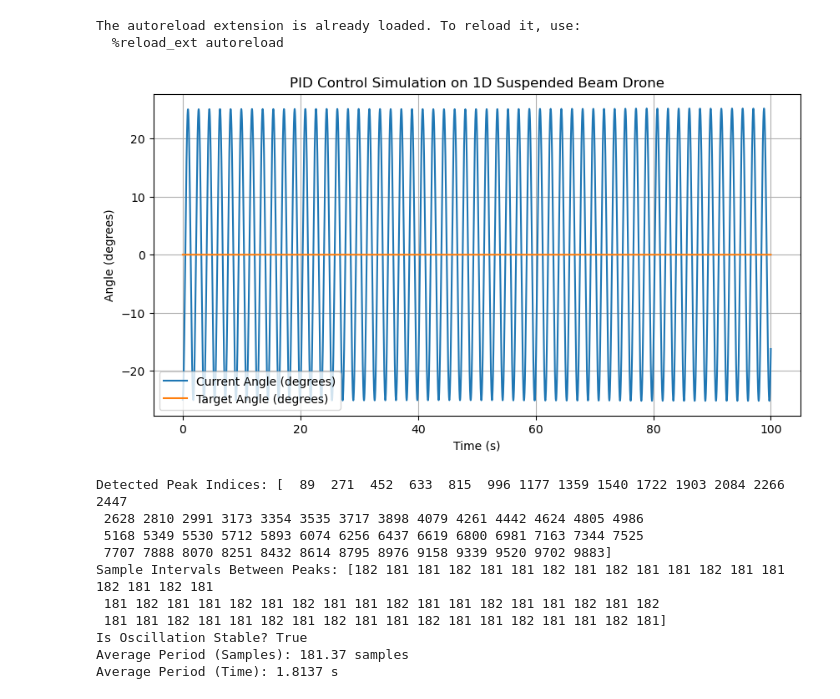
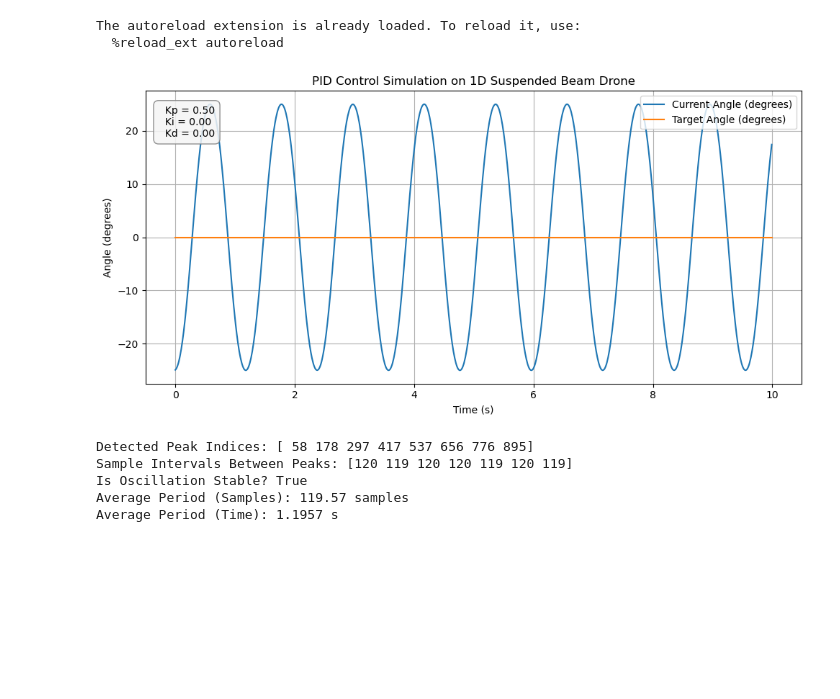
Before and after one commit to theridwanade/robotics-flight-lab, a Jupyter notebook: simulations/1d_suspended_beam_drone/notebooks/ziegler_nichols_pid_tunner.ipynb, the cells around one changed output. Saved outputs shown, nothing was run; the diff lists cells and outputs as text; code cells hidden in the pictures; blank space fills up the shorter version.

```diff
--- a/simulations/1d_suspended_beam_drone/notebooks/ziegler_nichols_pid_tunner.ipynb
+++ b/simulations/1d_suspended_beam_drone/notebooks/ziegler_nichols_pid_tunner.ipynb
@@ -27,11 +27,11 @@ target = 0.0
 current_angle = -25.0
 angular_velocity = 0.0
 
-time = 100.0
+time = 10.0
 dt = 0.01
 total_steps = int(time / dt)
 
-kp = 0.15
+kp = 0.5
 ki = 0.0
 kd = 0.0
 
@@ -71,20 +71,42 @@ def run_simulation(kp, ki, kd):
 
 time_history, target_angle_history, current_angle_history = run_simulation(kp, ki, kd)
 # %%
-def plot_results(time_history, target_angle_history, current_angle_history):
+def plot_results(time_history, target_angle_history, current_angle_history, title, text=None):
     plt.figure(figsize=(10, 5))
     plt.plot(time_history, current_angle_history, label='Current Angle (degrees)')
     plt.plot(time_history, target_angle_history, label='Target Angle (degrees)')
     plt.xlabel('Time (s)')
     plt.ylabel('Angle (degrees)')
-    plt.title('PID Control Simulation on 1D Suspended Beam Drone')
-    plt.legend()
+    plt.title(title)
+
+    # Render text box if text is passed
+    if text:
+        box_props = dict(boxstyle='round,pad=0.5', facecolor='whitesmoke', edgecolor='gray', alpha=0.85)
+        # Places text box at top-left (x=0.02, y=0.95 in relative axes coordinates)
+        plt.gca().text(
+            0.02, 0.95, text,
+            transform=plt.gca().transAxes,
+            verticalalignment='top',
+            fontsize=10,
+            bbox=box_props
+        )
+
+    # Move legend to upper right to prevent overlapping with the text box
+    plt.legend(loc='upper right')
     plt.grid(True)
+    plt.tight_layout()
+
+    # plt.savefig(title, dpi=300, bbox_inches='tight')
     plt.show()
 
-plot_results(time_history, target_angle_history, current_angle_history)
+stats_info = (
+    f"  Kp = {kp:.2f}\n"
+    f"  Ki = {ki:.2f}\n"
+    f"  Kd = {kd:.2f}"
+)
+plot_results(time_history, target_angle_history, current_angle_history, "PID Control Simulation on 1D Suspended Beam Drone", text=stats_info)
 # %% [output]
-[figure, old version]
+[figure, new version]
 # %%
 angles = np.array(current_angle_history, dtype=np.float32)
 peaks, properties = find_peaks(angles)
@@ -113,16 +135,11 @@ if len(peaks) >= 2:
 else:
     print("Not enough peaks detected to evaluate oscillation.")
 # %% [output]
-Detected Peak Indices: [  89  271  452  633  815  996 1177 1359 1540 1722 1903 2084 2266 2447
- 2628 2810 2991 3173 3354 3535 3717 3898 4079 4261 4442 4624 4805 4986
- 5168 5349 5530 5712 5893 6074 6256 6437 6619 6800 6981 7163 7344 7525
- 7707 7888 8070 8251 8432 8614 8795 8976 9158 9339 9520 9702 9883]
-Sample Intervals Between Peaks: [182 181 181 182 181 181 182 181 182 181 181 182 181 181 182 181 182 181
- 181 182 181 181 182 181 182 181 181 182 181 181 182 181 181 182 181 182
- 181 181 182 181 181 182 181 182 181 181 182 181 181 182 181 181 182 181]
+Detected Peak Indices: [ 58 178 297 417 537 656 776 895]
+Sample Intervals Between Peaks: [120 119 120 120 119 120 119]
 Is Oscillation Stable? True
-Average Period (Samples): 181.37 samples
-Average Period (Time): 1.8137 s
+Average Period (Samples): 119.57 samples
+Average Period (Time): 1.1957 s
 # %% [markdown]
 ![ziegler_nichols_pid_tunning_table.png](attachment:ziegler_nichols_pid_tunning_table.png)
 Tunning Table from Christopher Lum - https://www.youtube.com/watch?v=n829SwSUZ_c
```
Also changed, not shown: parts of 2 cells of this notebook.
